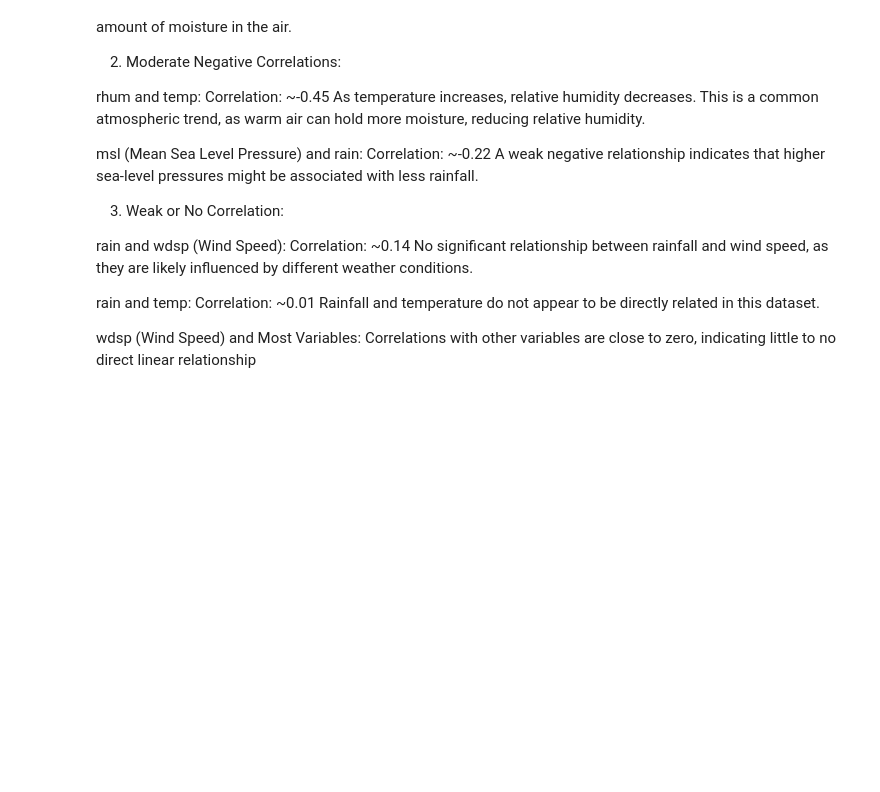
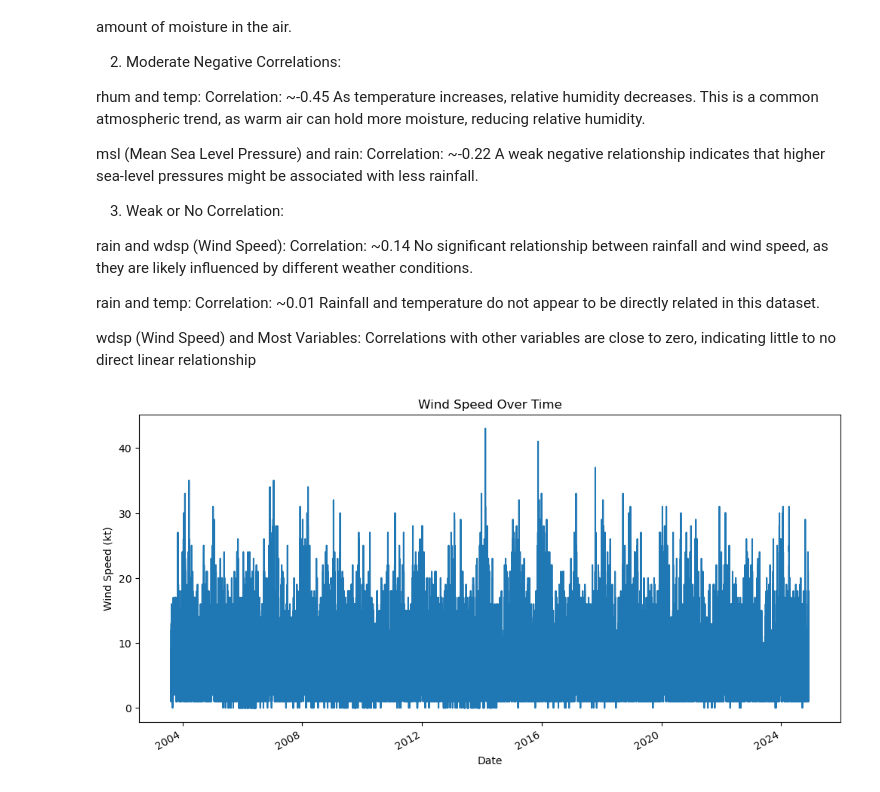
Before and after one commit to sarabDevOps/PFDA, a Jupyter notebook: pfda/pfda-Project/projectWork/G00305450.ipynb, the cells around one changed output. Saved outputs shown, nothing was run; the diff lists cells and outputs as text; code cells hidden in the pictures; blank space fills up the shorter version.

```diff
--- a/pfda/pfda-Project/projectWork/G00305450.ipynb
+++ b/pfda/pfda-Project/projectWork/G00305450.ipynb
@@ -7,21 +7,22 @@ import pandas as pd
 import sqlite3
 import seaborn as sns
 import matplotlib.pyplot as plt
+import numpy as np
+from sklearn.linear_model import LinearRegression
+from sklearn.model_selection import train_test_split
+from sklearn.metrics import mean_squared_error, r2_score
 
 
-#steps
 
 # load data
 # from file name
-file_path = 'C:/Users/sarab/Downloads/hly375/hly375/hly375.csv'
+file_path = 'C:/Users/sarab/hly375.csv'
 data = pd.read_csv(file_path, skiprows=17)  # Skip the first 17 rows of metadata
 
 #print(data)
 
-
 # Rename columns to match the dataset's ddescription
 data.columns = ['date', 'irain', 'rain', 'itemp', 'temp', 'iwetb', 'wetb', 'dewpt', 'vappr', 'rhum', 'msl', 'iwsdp', 'wdsp', 'iwddir', 'wddir']
-
 
 
 # Apply column-wise filtering based on indicators
@@ -54,7 +55,6 @@ data_cleaned = data_cleaned.dropna(subset=['date'])
 data_cleaned.set_index('date', inplace=True)
 
 
-
 # Store valid data in a database
 conn = sqlite3.connect("weather_data.db")
 data_cleaned.to_sql("weather", conn, if_exists="replace", index=False)
@@ -64,7 +64,6 @@ data_cleaned.to_sql("weather", conn, if_exists="replace", index=False)
 # Check for missing values
 print("Missing values in dataset:")
 print(data_cleaned.isnull().sum())
-
 
 
 # Ensure all numerical columns are properly converted to numeric
@@ -231,0 +233,10 @@ plt.show()
+# %%
+# Time Series Analysis of Wind Speed
+plt.figure(figsize=(12, 6))
+data_cleaned['wdsp'].plot()
+plt.title('Wind Speed Over Time')
+plt.xlabel('Date')
+plt.ylabel('Wind Speed (kt)')
+plt.show()
+# %% [output]
+[figure, added]
```
Also changed, not shown: parts of 18 cells of this notebook, 1 other file.
